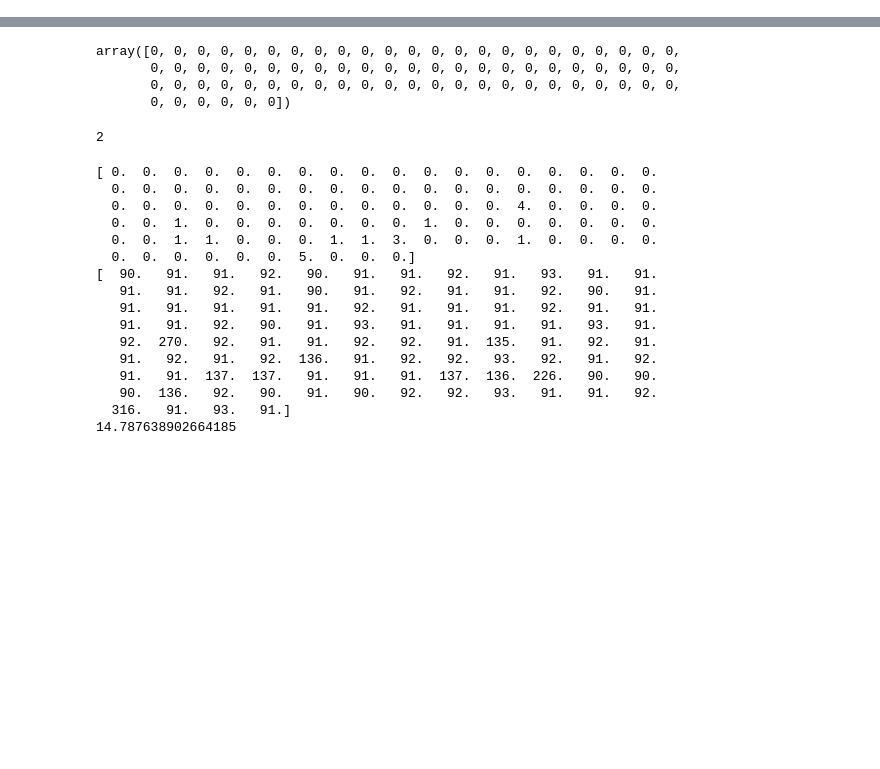
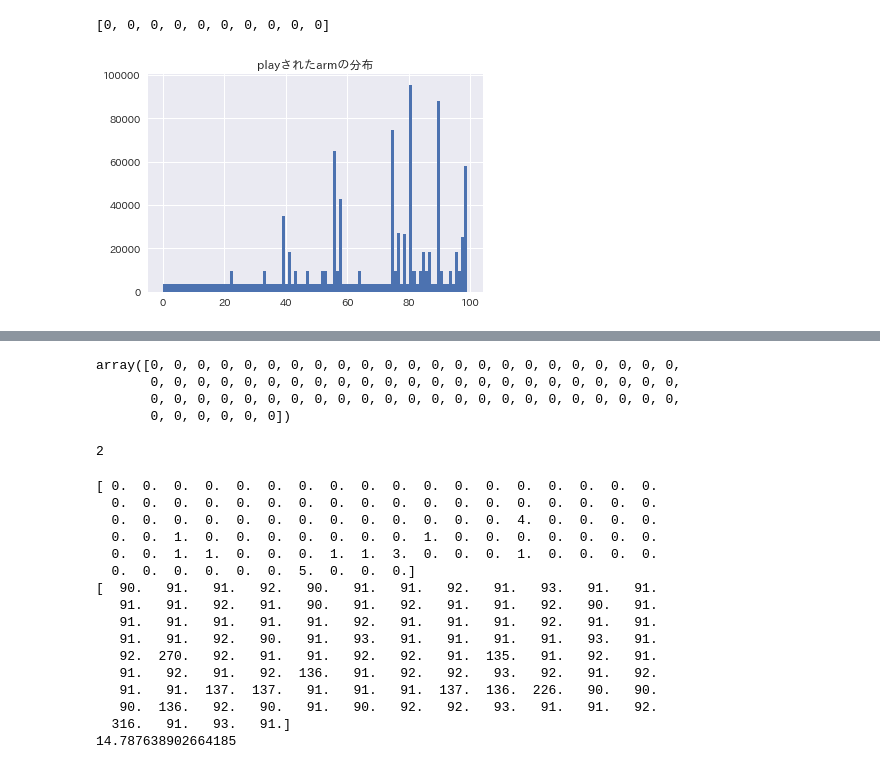
Before and after one commit to shoshosho/test2, a Jupyter notebook: bandit/offline_thompson_sampling_multi_armed_bandit.ipynb, the cells around one changed output, grey strips where cells are left out. Cells and saved outputs as stored; diff of their text form; code cells hidden in the pictures; blank space fills up the shorter version.

```diff
--- a/bandit/offline_thompson_sampling_multi_armed_bandit.ipynb
+++ b/bandit/offline_thompson_sampling_multi_armed_bandit.ipynb
@@ -14,26 +14,31 @@ import time
 # def ts_policy(arms, time, num_sampling, num_process, alpha=1, beta=0.1):
 
 def ts_policy(num_process, alpha=1, beta=0.1):
-    arms, times, num_sampling = 100,100,1000
+    arms, times, num_sampling = 100,1000,1000
+    #プレイされたラウンド分の腕ごとの報酬、reward_lisを格納
+    history_reward = []
+    #表示された腕、arm_lisを格納
+    history_arm = []
+    #各ラウンドでの最大クリック回数、ポアソン分布(mu=1)に従うと仮定
+    play_limit = []
+    #play_limitが与えられた前提での最大報酬、高いものから引かれる前提
+    ideal_rewards = []
+    #１ラウンド中の合計報酬
+    num_reward = []
+
     try:
-        history_reward, history_arm, play_limit, ideal_rewards, num_reward, get_reward, no_reward, #adjusted_reward, adjusted_no_reward, sd
+#         history_reward, history_arm, play_limit, ideal_rewards, num_reward, get_reward, no_reward, #adjusted_reward, adjusted_no_reward, sd
+        get_reward, no_reward #adjusted_reward, adjusted_no_reward, sd
     except:
-        #プレイされたラウンド分の腕ごとの報酬、reward_lisを格納
-        history_reward = []
-        #表示された腕、arm_lisを格納
-        history_arm = []
-        #各ラウンドでの最大クリック回数、ポアソン分布(mu=1)に従うと仮定
-        play_limit = []
-        #play_limitが与えられた前提での最大報酬、高いものから引かれる前提
-        ideal_rewards = []
-        #１ラウンド中の合計報酬
-        num_reward = []
         #腕ごとの報酬を獲得した/しなかった回数を記録
         get_reward = np.zeros(arms)
         no_reward = np.zeros(arms)
     #50万回実施のパラメータは固定で与えてあげる
     gr = get_reward
     nr = no_reward
+
+    print("this time trial rewards",gr)
+    print("this time trial failures",gr)
 
     #上記２種のリストをthompson sampling計算用のパラメータに直したバージョン
     adjusted_reward = np.zeros(arms)
@@ -161,3 +164,7 @@ callback = distributed_offline_mab_ts(4)
+# %%
+cores = 4
+proc = cores
+callback = distributed_offline_mab_ts(cores)
 # %%
 #coresの分だけ結果が分散されて出力されるので、アップデートは気を使う必要あり
 #１つ目でcores、２つ目で結果指定
@@ -191,0 +298,10 @@ OSError: [Errno 24] Too many open files
+# %%
+history_reward_big[1]
+# %% [output]
+[0, 0, 0, 0, 0, 0, 0, 0, 0, 0]
+# %%
+plt.hist(np.array(history_arm_big[:100000]).flatten(),bins=100)
+plt.title("playされたarmの分布")
+plt.show()
+# %% [output]
+[figure, added]
```
Also changed, not shown: parts of 10 cells of this notebook, 2 other files.
